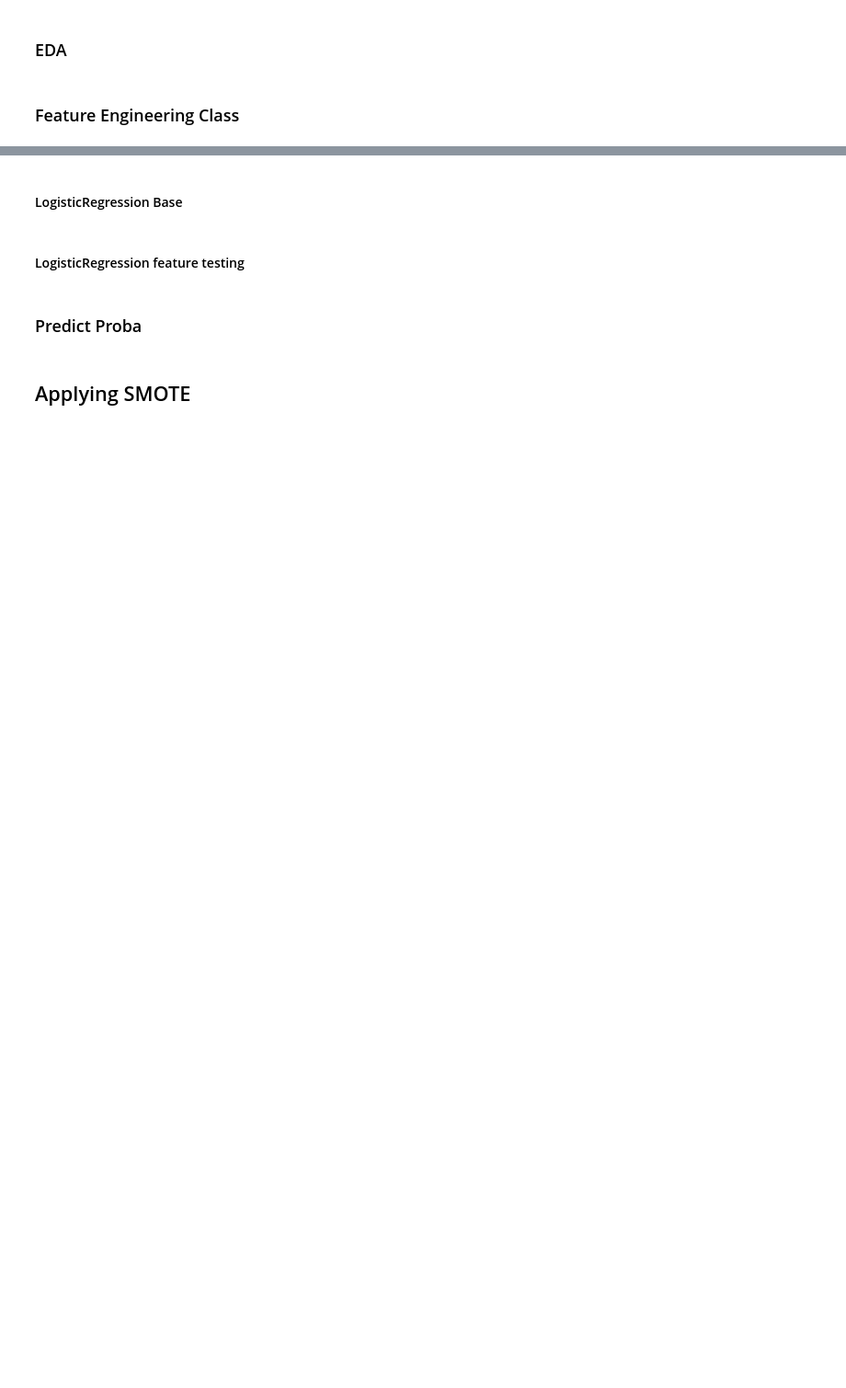
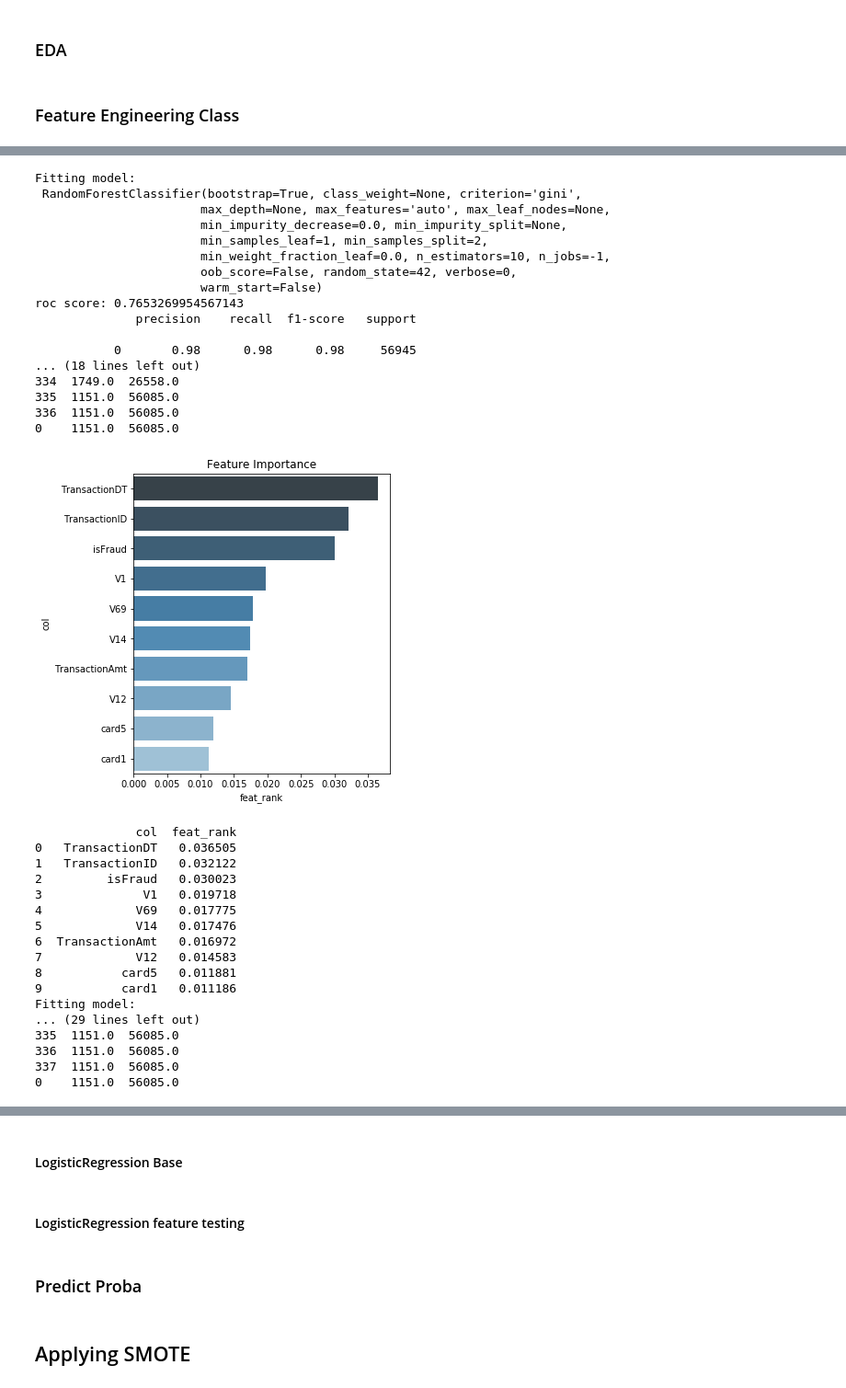
Before and after one commit to kirahman2/fraud_detection, a Jupyter notebook: Fraud Detection EDA.ipynb, the cells around one changed output, grey strips where cells are left out. Shown at 92% size. Saved outputs shown, nothing was run; the diff lists cells and outputs as text; code cells hidden in the pictures; blank space fills up the shorter version.

```diff
--- a/Fraud Detection EDA.ipynb
+++ b/Fraud Detection EDA.ipynb
@@ -732,6 +723,8 @@ class Model():
         self.y_train = pd.DataFrame()
         self.X_test = pd.DataFrame()
         self.y_test = pd.DataFrame()
+        self.X_features = pd.DataFrame()
+        self.y_target = pd.DataFrame()
 
     def create_df_score_model(self, model_current):
         '''scores model'''
@@ -773,7 +766,7 @@ class Model():
             print('threshold: ', threshold)
             y_pred_class = binarize(y_pred_prob, threshold)[:,1]
             print('roc auc score:', roc_auc_score(mod.y_test, y_pred_class))
-            print('confusion matrix:\n',confusion_matrix(mod.y_test, y_pred_class))
+            print('confusion matrix:\n', confusion_matrix(mod.y_test, y_pred_class))
         return y_pred_class
 
 #     def _create_roc_curve(self, y_pred_class):
@@ -862,7 +855,7 @@ class Model():
             self._feat_import_create_plot(df_feat_rank)
             print(df_feat_rank[0:10].reset_index(drop=True))
         except:
-            print("\nModel does not have _feature_importance attribute.")
+            print("\nmodel does not have _feature_importance attribute.")
 
     def _feat_import_create_df(self, model):
         '''creating dataframe of important features'''
@@ -933,0 +1008,51 @@ Fitting model from.. SVC(C=1.0, cache_size=200, class_weight=None, coef0=0.0,
+# %%
+bool_predict_proba = False
+# tuned model
+current_model = RandomForestClassifier(
+                       max_depth=3, max_features='log2',
+                       min_impurity_decrease=0.0,
+                       min_samples_leaf=1, min_samples_split=7,
+                       min_weight_fraction_leaf=0.0, n_estimators=50,
+                       n_jobs=-1, oob_score=False, random_state=42,
+                       verbose=0, warm_start=False)
+mod.create_df_score_model(model_current)
+
+# base model
+current_model = RandomForestClassifier(random_state=42, n_jobs=-1)
+mod.create_df_score_model(model_current)
+# %% [output]
+Fitting model:
+ RandomForestClassifier(bootstrap=True, class_weight=None, criterion='gini',
+                       max_depth=None, max_features='auto', max_leaf_nodes=None,
+                       min_impurity_decrease=0.0, min_impurity_split=None,
+                       min_samples_leaf=1, min_samples_split=2,
+                       min_weight_fraction_leaf=0.0, n_estimators=10, n_jobs=-1,
+                       oob_score=False, random_state=42, verbose=0,
+                       warm_start=False)
+roc score: 0.7653269954567143
+              precision    recall  f1-score   support
+
+           0       0.98      0.98      0.98     56945
+... (18 lines left out)
+334  1749.0  26558.0
+335  1151.0  56085.0
+336  1151.0  56085.0
+0    1151.0  56085.0
+[figure, added]
+              col  feat_rank
+0   TransactionDT   0.036505
+1   TransactionID   0.032122
+2         isFraud   0.030023
+3              V1   0.019718
+4             V69   0.017775
+5             V14   0.017476
+6  TransactionAmt   0.016972
+7             V12   0.014583
+8           card5   0.011881
+9           card1   0.011186
+Fitting model:
+... (29 lines left out)
+335  1151.0  56085.0
+336  1151.0  56085.0
+337  1151.0  56085.0
+0    1151.0  56085.0
```
Also changed, not shown: parts of 21 cells of this notebook.
